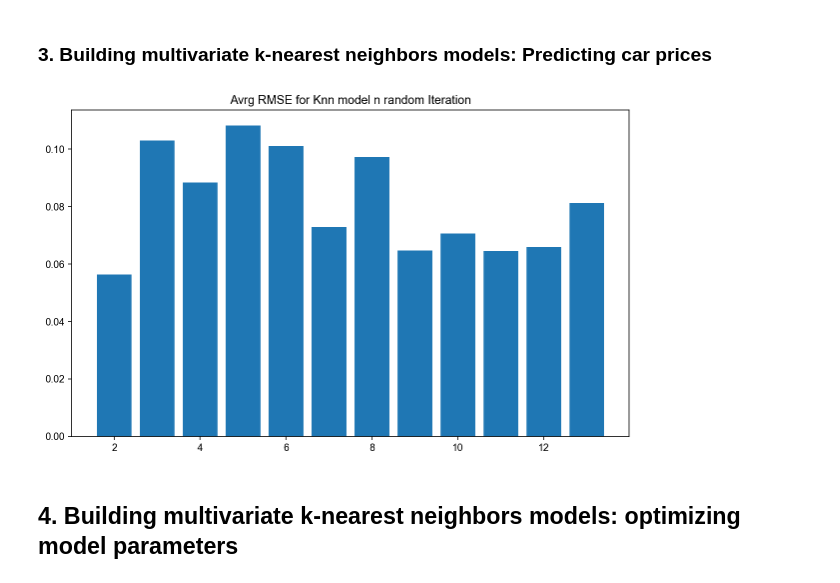
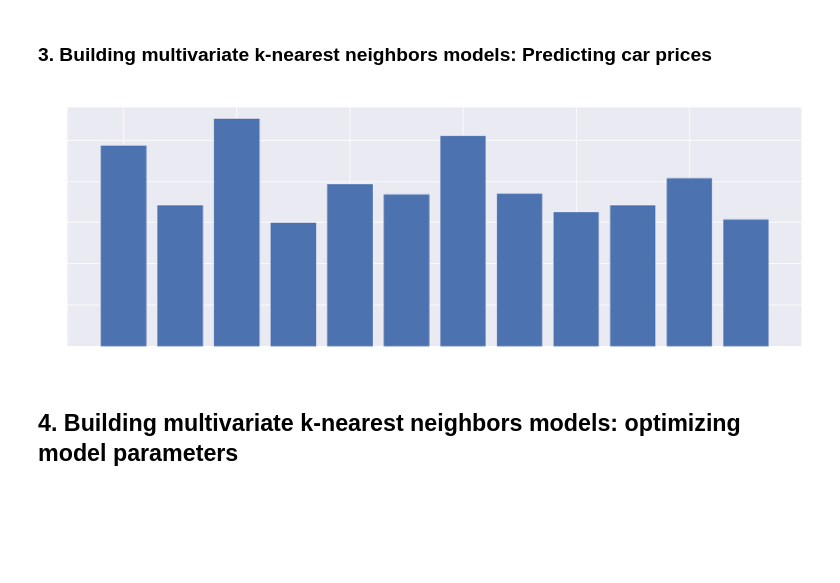
Before and after one commit to omarHazim/jupyterWorkflow, a Jupyter notebook: MLProjectCarspricesprediction.ipynb, the cells around one changed output. Saved outputs shown, nothing was run; the diff lists cells and outputs as text; code cells hidden in the pictures; blank space fills up the shorter version.

Commit message:
Update ML model

```diff
--- a/MLProjectCarspricesprediction.ipynb
+++ b/MLProjectCarspricesprediction.ipynb
@@ -162,7 +162,8 @@ def knn_model(perc_fig, n_neigh):
 #%matplotlib nbagg
 %matplotlib inline
 %config InlineBackend.figure_format = 'retina'
-fig, ax  = plt.subplots(1, figsize=(10,5))
+fig, ax  = plt.subplots(1, figsize=(15,5))
+## manupolate dataframe
 #df.resample('W').sum().plot
 
 # Set up a widget to manipulate RMSE by changing training/testing percentage of df
@@ -214,9 +215,17 @@ def multi_knn_model(n_neigh, perc_fig, rand_n):
     """
     apply knn func "knn_train_test" to find best multivariate model for
     each random set of features
-       - n_neigh: n_neighbor parameter in Knn func.
-       - perc_fig: % of dataframe splitting up training and testing set
-       - rand_n: random 'n' number iterations tp run Knn model
+    Inputs:
+    ________________
+       - n_neigh: int
+           n_neighbor parameter in Knn func.
+       - perc_fig: float
+           % of dataframe splitting up training and testing set
+       - rand_n: float
+           random 'n' number iterations tp run Knn model
+   Outputs:
+   _________________
+       - list of average RMSE
     """
     ## create random, nonrepetitive pairs from a list of columns
     #for iteration in range(rand_n):
@@ -253,30 +262,35 @@ def multi_knn_model(n_neigh, perc_fig, rand_n):
     ax.clear()
     ax.bar(avrg_rmse_plt_df.index,list(avrg_rmse_plt_df['Avrg RMSE']))
     plt.style.use('seaborn')
-    plt.title('Avrg RMSE for Knn model n random Iteration')
+    plt.title('Avrg RMSE for Knn model n random Iteration', color='white')
     plt.show()
 # %%
 ## Applying multivariate k-nearest neighbors function to cars datatframe and find the best fit
 # Set up a widget to manipulate RMSE by changing training/testing percentage and n_neighbors parameter  of df
 #%matplotlib nbagg
 %matplotlib inline
 #%config InlineBackend.figure_format = 'retina'
-fig, ax  = plt.subplots(1, figsize=(10,6))
+fig, ax  = plt.subplots(1, figsize=(15,5))
+frm_color = 'white'
+ax.tick_params(color=frm_color, labelcolor=frm_color)
+for spine in ax.spines.values():
+    spine.set_edgecolor(frm_color)
 
 ## Link and apply Knn model to a plain plot
 multi_knn_model(5, 0.8, 100)
+
 
 ## Link and apply slide widgets
 #perc_training = wg.FloatSlider(min=0.5,max=1,step=.01,description='% of training dataset:')
 #n_neigh = wg.IntSlider(min=1,max=10,step=1,description='n_neighbors parameter:')
 #rand_n = wg.IntSlider
 
 #(min=1,max=100,step=1,description='n random Knn model iteration:')
 #wg.interactive(multi_knn_model,n_neigh=n_neigh, perc_fig=perc_training, rand_n=rand_n)
 
 #display(perc_training, n_neigh)
 # %% [output]
-[figure, old version]
+[figure, new version]
 # %% [markdown]
 ## 4. Building multivariate k-nearest neighbors models: optimizing model parameters
 # %%
```
Also changed, not shown: parts of 4 cells of this notebook.
